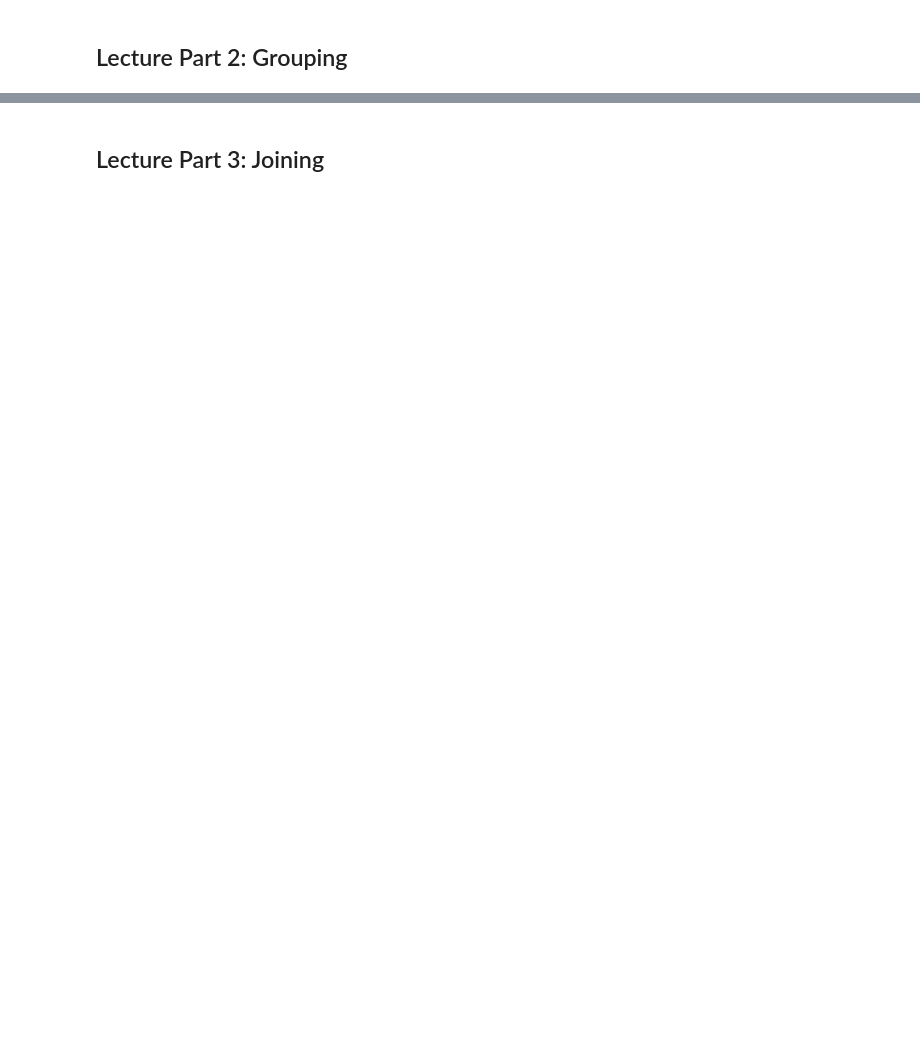
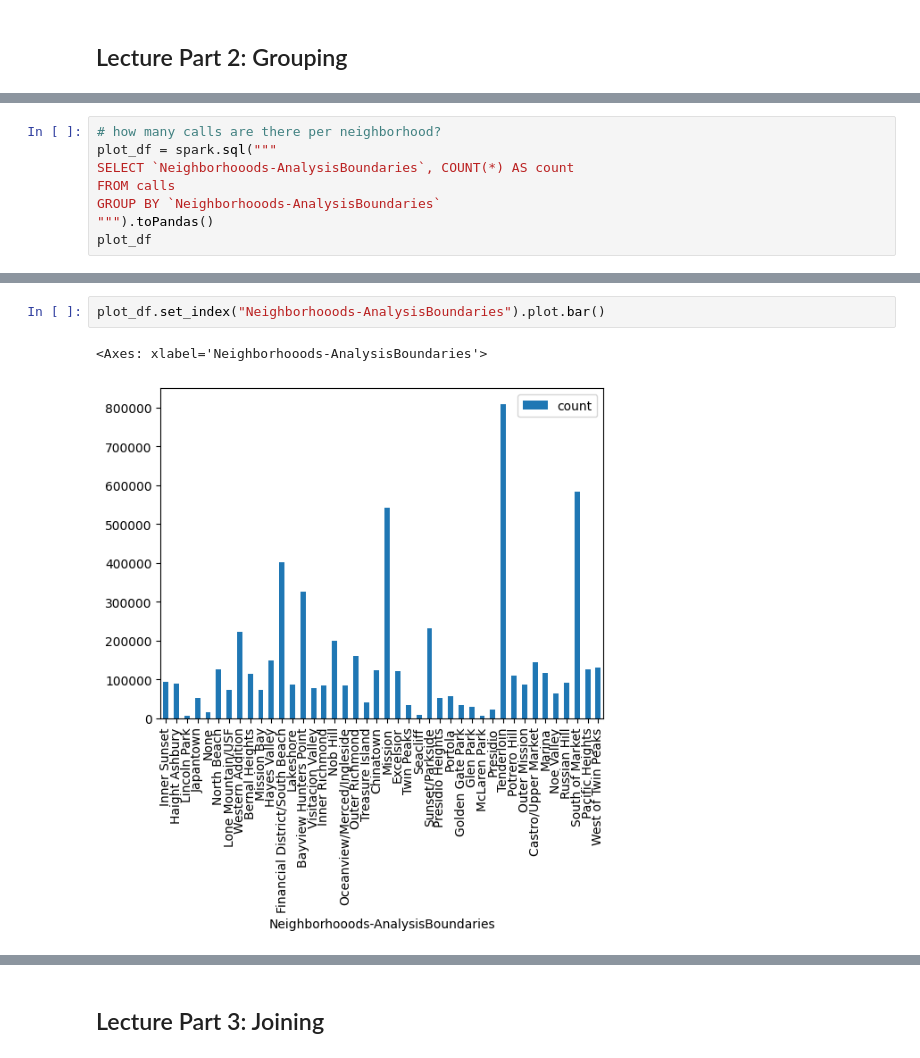
Before and after one commit to cs544-wisc/s23, a Jupyter notebook: lec/22-spark/nb/demo.ipynb, the cells around one changed output, grey strips where cells are left out. Cells and saved outputs as stored; diff of their text form; blank space fills up the shorter version.

```diff
--- a/lec/22-spark/nb/demo.ipynb
+++ b/lec/22-spark/nb/demo.ipynb
@@ -56,0 +173,8 @@ spark.sql("SHOW TABLES").show()   # shows both views and tables
+# %%
+# how many calls are there per neighborhood?
+plot_df = spark.sql("""
+SELECT `Neighborhooods-AnalysisBoundaries`, COUNT(*) AS count
+FROM calls
+GROUP BY `Neighborhooods-AnalysisBoundaries`
+""").toPandas()
+plot_df
@@ -56,0 +199,5 @@ spark.sql("SHOW TABLES").show()   # shows both views and tables
+# %%
+plot_df.set_index("Neighborhooods-AnalysisBoundaries").plot.bar()
+# %% [output]
+<Axes: xlabel='Neighborhooods-AnalysisBoundaries'>
+[figure, added]
```
Also changed, not shown: parts of 25 cells of this notebook.
